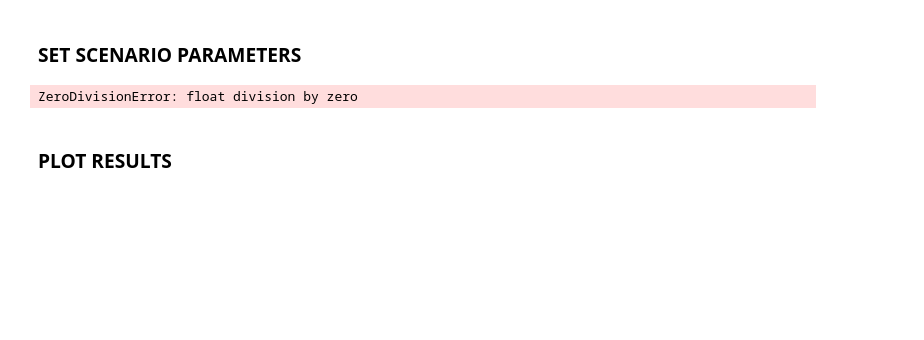
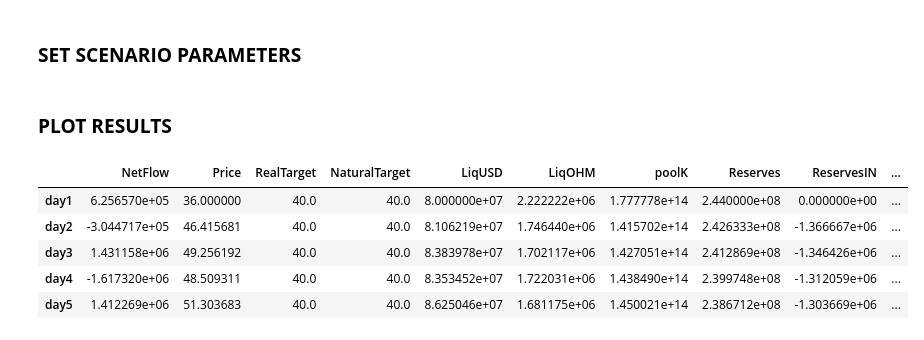
Before and after one commit to 0xrusowsky/olympus-rbs-sims, a Jupyter notebook: model.ipynb, the cells around one changed output. Saved outputs shown, nothing was run; the diff lists cells and outputs as text; code cells hidden in the pictures; blank space fills up the shorter version.

```diff
--- a/model.ipynb
+++ b/model.ipynb
@@ -95,16 +95,16 @@ class Day():
             self.natural_target = calc_natural_target(params=params, prev_day=prev_day)
             self.real_target = calc_price_target(params=params, prev_day=prev_day, prev_lags=prev_lags)
 
-            #AMM k
-            if prev_day.liq_ratio < params.max_liq_fmcap_ratio:
+            # AMM k
+            if prev_day.liq_fmcap_ratio < params.max_liq_fmcap_ratio:
                 self.k = prev_day.k * (1 + self.reward_rate)**2
             else:
-                self.k = prev_day.k * (params.max_liq_fmcap_ratio * (1 + self.reward_rate)**2) / (prev_day.liq_ratio)
+                self.k = prev_day.k * ((1 + self.reward_rate)**2) * (params.max_liq_fmcap_ratio / (prev_day.liq_fmcap_ratio))
 
             # Reserves in
             if prev_day.reserves * (1 - params.max_liq_ratio) < prev_day.liq_usd * params.max_liq_ratio:
                 self.reserves_in = (prev_day.liq_usd * params.max_liq_ratio - prev_day.reserves * (1 - params.max_liq_ratio)) / (params.short_cycle / params.cycle_reweights)
-            elif prev_day.liq_usd * (1 - params.max_liq_ratio) > prev_day.reserves * params.max_liq_ratio:
+            elif prev_day.liq_usd * (1 - params.max_liq_ratio) < prev_day.reserves * params.max_liq_ratio:
                 self.reserves_in = -2 * (prev_day.reserves * params.max_liq_ratio - prev_day.liq_usd * (1 - params.max_liq_ratio)) / (params.short_cycle / params.cycle_reweights)
             else:
                 self.reserves_in = 0
@@ -120,7 +120,7 @@ class Day():
 
             if self.day >= params.short_cycle:
                 if self.day % (params.short_cycle / params.cycle_reweights) == 0:
-                    unwind_date = self.day - (2 * self.day % params.short_cycle) - 1
+                    unwind_date = self.day - (2 * self.day % (params.short_cycle / params.cycle_reweights)) - 1
                     self.unwind_demand = prev_arbs[unwind_date][1] * (params.release_capture - 1)
                     self.unwind_supply = prev_arbs[unwind_date][0] * (1 - params.release_capture)
                 else:
@@ -135,7 +135,7 @@ class Day():
             if prev_day.day % (params.short_cycle / params.cycle_reweights) == 0:
                 self.liq_usd = (prev_day.real_target * prev_day.k)**(1/2) - self.reserves_in
                 self.liq_ohm = self.k / self.liq_usd
-                self.price = self.real_target
+                self.price = prev_day.real_target
             else:
                 self.liq_usd = prev_day.liq_usd + self.net_flow - self.reserves_in
                 self.liq_ohm = self.k / self.liq_usd
@@ -163,7 +163,7 @@ class Day():
         self.total_net = self.total_demand + self.total_supply
 
 
-        #only to for reporting purposes (to check calculations)
+        # Only for reporting purposes (to check calculations)
         prev_lags['price'][1][self.day] = self.price
         prev_lags['target'][1][self.day] = self.real_target
         prev_lags['natural'][1][self.day] = self.natural_target
@@ -247,15 +247,22 @@ simulation = {'day1': Day(params=params, prev_arbs=arbs, prev_lags=lags)}
 for i in range (2, params.horizon):
     simulation[f'day{i}'] = Day(params=params, prev_arbs=arbs, prev_lags=lags, prev_day=simulation[f'day{i-1}'])
     calc_lag(day=i, params=params, prev_lags=lags)
-# %% [output]
-ZeroDivisionError: float division by zero
 # %% [markdown]
 ### __PLOT RESULTS__
 # %%
 # Protocol variables
-df = pd.DataFrame(columns = ['NetFlow', 'Price', 'RealTarget', 'NaturalTarget', 'LiqUSD', 'LiqOHM', 'Reserves', 'ReservesIN', 'ReservesOUT', 'Treasury', 'Supply', 'MCap', 'FloatingSupply', 'FloatingMCap', 'LiqRatio'])
+df = pd.DataFrame(columns = ['NetFlow', 'Price', 'RealTarget', 'NaturalTarget', 'LiqUSD', 'LiqOHM', 'poolK', 'Reserves', 'ReservesIN', 'ReservesOUT', 'Treasury', 'Supply', 'MCap', 'FloatingSupply', 'FloatingMCap', 'LiqRatio', 'LiqFloatingMCRatio'])
 for day, data in simulation.items():
-    df.loc[day] = [data.net_flow, data.price, data.real_target, data.natural_target, data.liq_usd, data.liq_ohm, data.reserves, data.reserves_in, data.reserves_out, data.treasury, data.supply, data.mcap, data.floating_supply, data.floating_mcap, data.liq_ratio]
+    df.loc[day] = [data.net_flow, data.price, data.real_target, data.natural_target, data.liq_usd, data.liq_ohm, data.k, data.reserves, data.reserves_in, data.reserves_out, data.treasury, data.supply, data.mcap, data.floating_supply, data.floating_mcap, data.liq_ratio, data.liq_fmcap_ratio]
+
+df.head()
+# %% [output]
+|  | NetFlow | Price | RealTarget | NaturalTarget | LiqUSD | LiqOHM | poolK | Reserves | ReservesIN | ... |
+| day1 | 6.256570e+05 | 36.000000 | 40.0 | 40.0 | 8.000000e+07 | 2.222222e+06 | 1.777778e+14 | 2.440000e+08 | 0.000000e+00 | ... |
+| day2 | -3.044717e+05 | 46.415681 | 40.0 | 40.0 | 8.106219e+07 | 1.746440e+06 | 1.415702e+14 | 2.426333e+08 | -1.366667e+06 | ... |
+| day3 | 1.431158e+06 | 49.256192 | 40.0 | 40.0 | 8.383978e+07 | 1.702117e+06 | 1.427051e+14 | 2.412869e+08 | -1.346426e+06 | ... |
+| day4 | -1.617320e+06 | 48.509311 | 40.0 | 40.0 | 8.353452e+07 | 1.722031e+06 | 1.438490e+14 | 2.399748e+08 | -1.312059e+06 | ... |
+| day5 | 1.412269e+06 | 51.303683 | 40.0 | 40.0 | 8.625046e+07 | 1.681175e+06 | 1.450021e+14 | 2.386712e+08 | -1.303669e+06 | ... |
 # %%
 # Plot batch1
 for col in df.columns:
```
Also changed, not shown: parts of 9 cells of this notebook.
